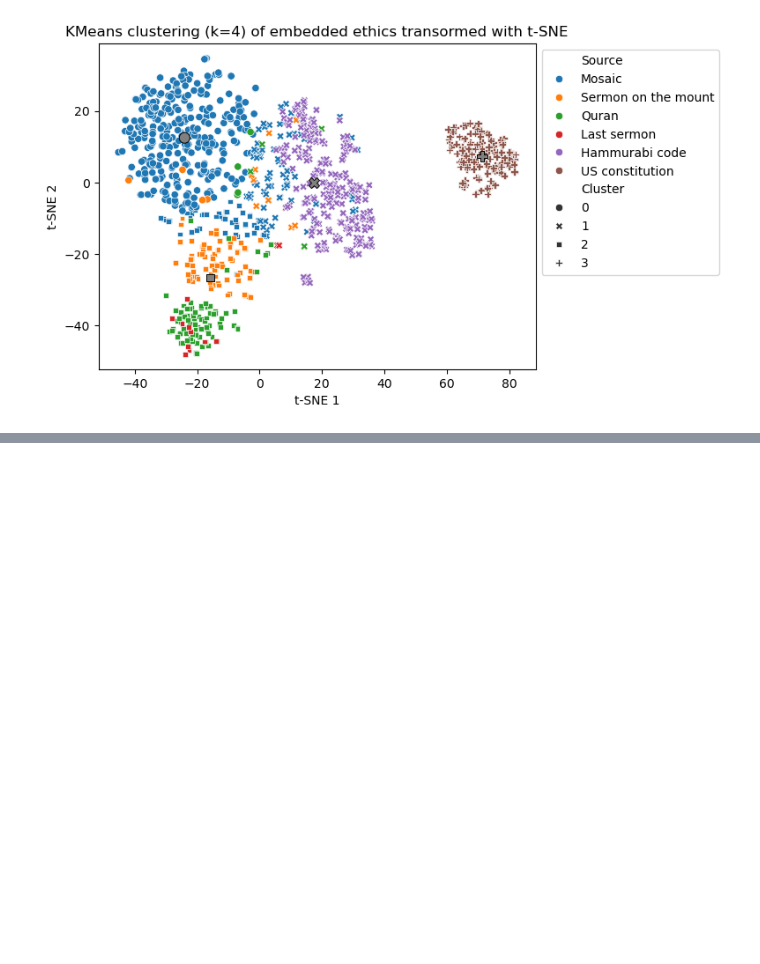
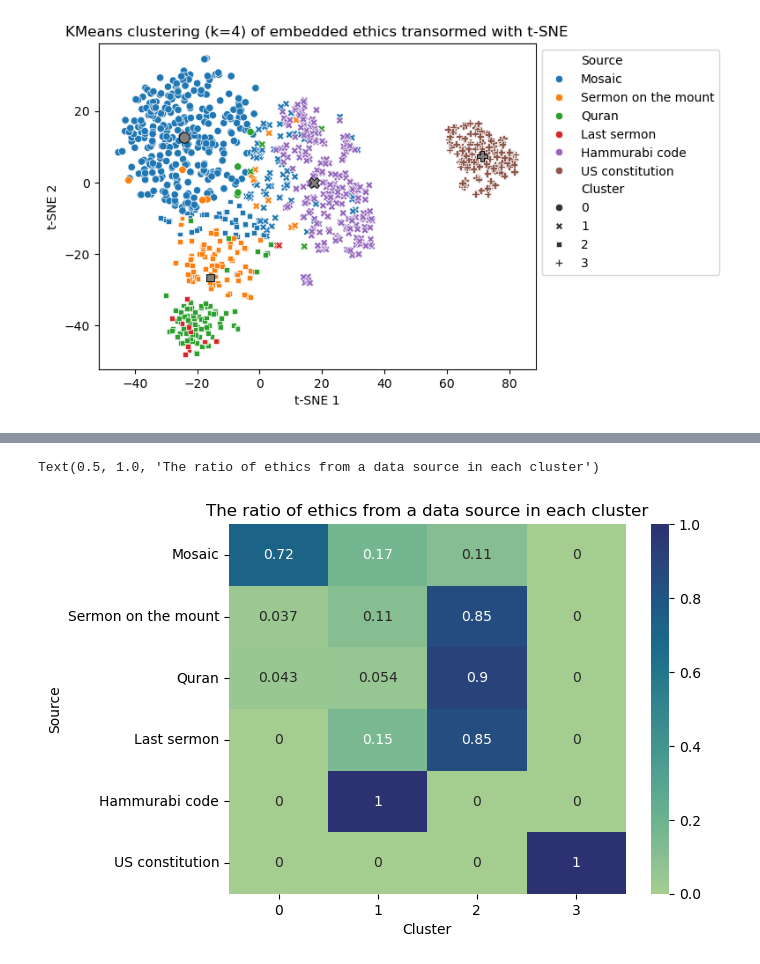
Before and after one commit to jdh33/secular-or-religious, a Jupyter notebook: notebooks/constitution_analysis.ipynb, the cells around one changed output, grey strips where cells are left out. Cells and saved outputs as stored; diff of their text form; code cells hidden in the pictures; blank space fills up the shorter version.

```diff
--- a/notebooks/constitution_analysis.ipynb
+++ b/notebooks/constitution_analysis.ipynb
@@ -1165,3 +1174,8 @@ The palette list has fewer values (1) than needed (4) and will cycle, which may
   cluster_ax = sns.scatterplot(data=final_kmeans_cluster_centers, x=0, y=1, style=final_kmeans_cluster_centers.index.values, s=75, hue='Cluster', palette=['grey'], edgecolors='black', legend=False, ax ...
 Text(0.5, 1.0, 'KMeans clustering (k=4) of embedded ethics transormed with t-SNE')
 [figure]
+# %%
+tsne_crosstab = pd.crosstab(tsne_clustering_df['Source'], tsne_clustering_df['Cluster'], normalize='index')
+tsne_crosstab = tsne_crosstab.reindex(
+    ['Mosaic', 'Sermon on the mount', 'Quran', 'Last sermon', 'Hammurabi code', 'US constitution'])
+tsne_crosstab
@@ -1167,0 +1191,6 @@ Text(0.5, 1.0, 'KMeans clustering (k=4) of embedded ethics transormed with t-SNE
+# %%
+heatmap_ax = sns.heatmap(tsne_crosstab, vmin=0, vmax=1, cmap='crest', annot=True)
+heatmap_ax.set_title('The ratio of ethics from a data source in each cluster')
+# %% [output]
+Text(0.5, 1.0, 'The ratio of ethics from a data source in each cluster')
+[figure, added]
```
Also changed, not shown: parts of 26 cells of this notebook.
